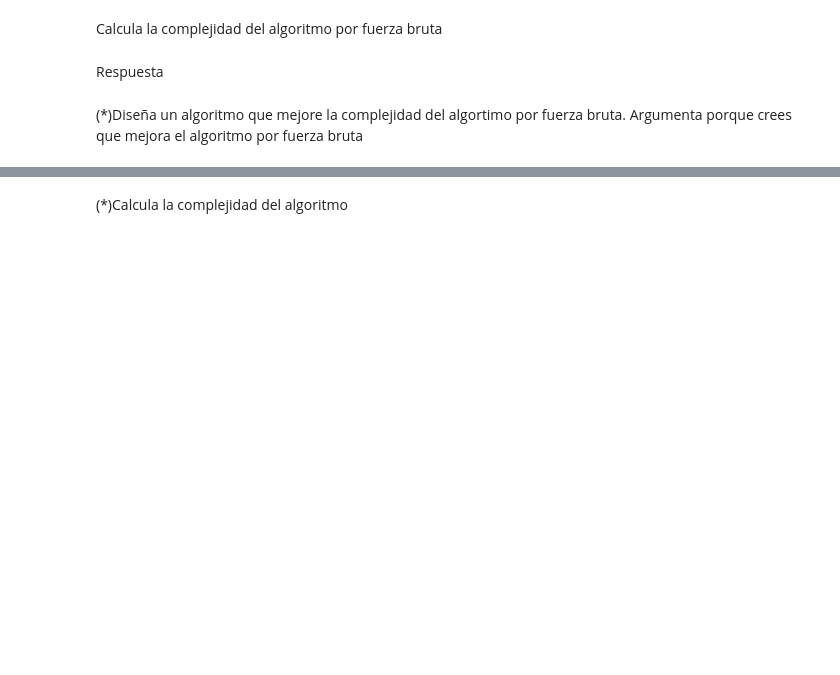
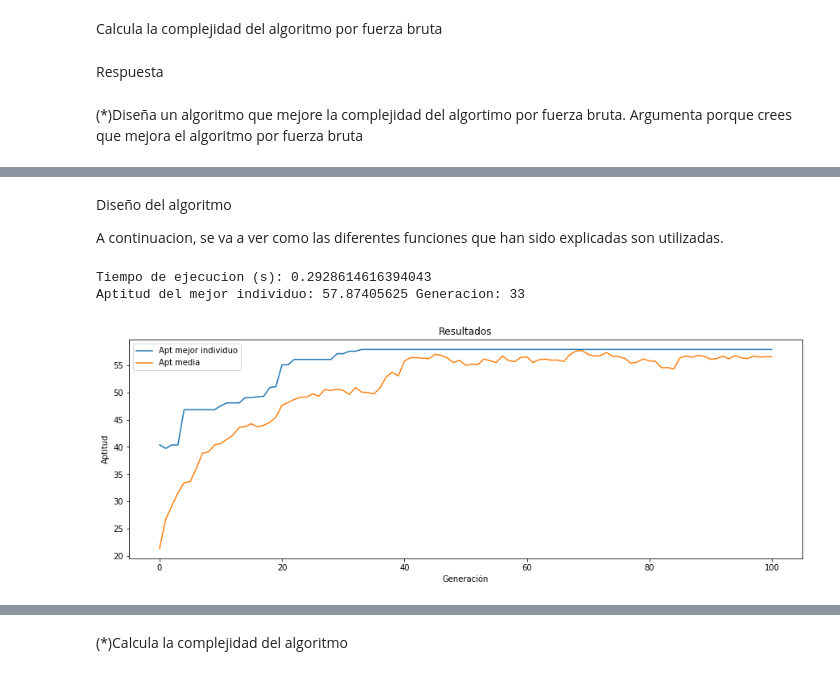
Before and after one commit to hridog00/03MAIR---Algoritmos-de-Optimizacion---2019, a Jupyter notebook: SEMINARIO/Seminario_Algoritmos.ipynb, the cells around one changed output, grey strips where cells are left out. Cells and saved outputs as stored; diff of their text form; code cells hidden in the pictures; blank space fills up the shorter version.

```diff
--- a/SEMINARIO/Seminario_Algoritmos.ipynb
+++ b/SEMINARIO/Seminario_Algoritmos.ipynb
@@ -70,0 +641,67 @@ Respuesta
+# %% [markdown]
+Diseño del algoritmo
+
+A continuacion, se va a ver como las diferentes funciones que han sido explicadas son utilizadas.
+# %%
+def dibujar_resultado(mejor_indiv, mean_apt):
+    '''
+    Función para representar la aptitud de los resultados obtenidos
+    '''
+    plt.figure(figsize=(15,5))
+    plt.plot(mejor_indiv, label="Apt mejor individuo")
+    plt.plot(mean_apt, label="Apt media")
+    plt.ylabel("Aptitud")
+    plt.xlabel("Generación")
+    plt.title("Resultados")
+    plt.legend()
+    plt.show()
+# %%
+import matplotlib.pyplot as plt
+import time
+import numpy as np
+import random
+
+res = []
+t = []
+epochs = 100
+pe = 0.2
+pm = 0.1
+pc = 0.8
+n = 50
+mejor_apt = 0
+mejor_solucion = None
+
+t1 = time.time()
+mejor_indiv = []
+mean_apt = []
+g = generate_population(n, horas, equipos)
+
+for epoch in range(epochs):
+    rank = rank_generation(g)                           # Obtenemos una calificacion para cada individuo
+    mejor_apt_i = list(rank.values())[0]                # Guardamos la apt el mejor individuo y la media de la generacion.
+    mejor_indiv.append(mejor_apt_i)
+    mean_apt.append(np.mean(list(rank.values())))
+    if mejor_apt_i > mejor_apt:                         # Si la aptitud del mejor individuo es la mejor hasta el momento, lo guardamos
+        mejor_apt =  mejor_apt_i
+        mejor_solucion = g[list(rank.keys())[0]]
+
+    #print("Mejor individiuo:", mejor_indiv[-1])
+    elit = elitism(g, rank, pe)                         # Aplicamos elitismo. Los individuos devueltos pasan directamente a la siguietne generacion
+    size = len(g) -len(elit)
+    g1 = selection(g, rank,size )                       # Aplicamos seleccion
+    g1 = crossover(g1, pc)                              # Aplicamos crossover
+    g1 = mutation(g1, pm)                               # Aplicamos mutacion
+    g = g1 + elit                                       # Unimos la generacion obtenida con los individuos obtenidos en elitismo
+
+rank = rank_generation(g)
+mean_apt.append(np.mean(list(rank.values())))
+
+mejor_indiv.append(list(rank.values())[0])
+t2 = time.time()
+print("Tiempo de ejecucion (s):", t2-t1)
+print("Aptitud del mejor individuo:", max(mejor_indiv),"Generacion:",mejor_indiv.index(max(mejor_indiv)))
+dibujar_resultado(mejor_indiv, mean_apt)
+# %% [output]
+Tiempo de ejecucion (s): 0.2928614616394043
+Aptitud del mejor individuo: 57.87405625 Generacion: 33
+[figure, added]
```
Also changed, not shown: parts of 37 cells of this notebook.
